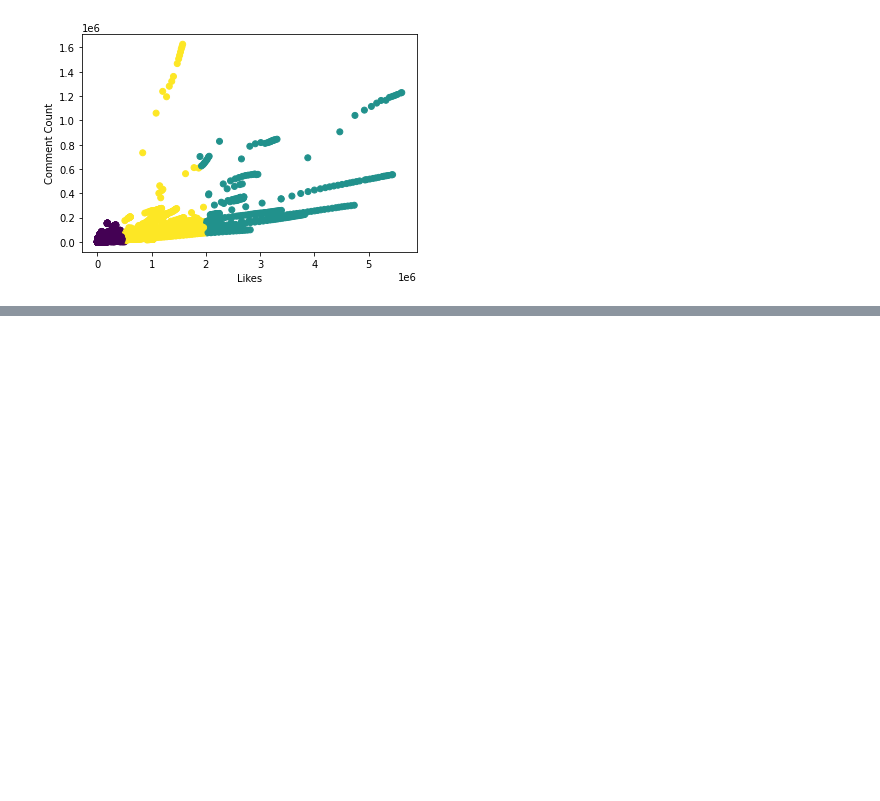
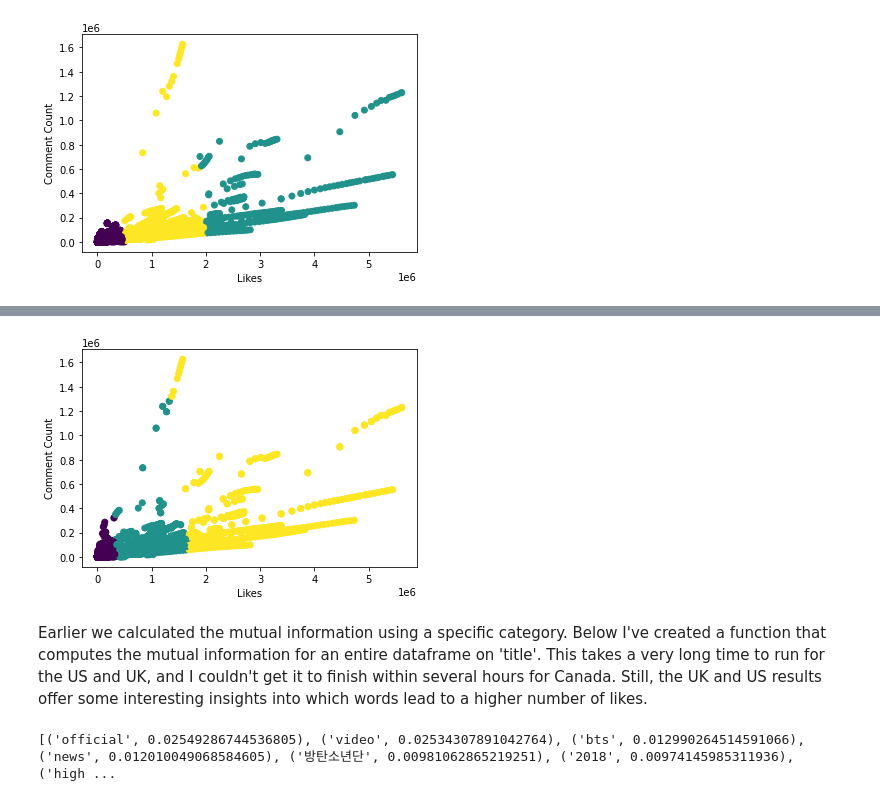
Before and after one commit to run-cmw/trending-yt-vids-api, a Jupyter notebook: project/Data_Analysis.ipynb, the cells around one changed output, grey strips where cells are left out. Cells and saved outputs as stored; diff of their text form; code cells hidden in the pictures; blank space fills up the shorter version.

Commit message:
Adding visualizations, updating linear regression

```diff
--- a/project/Data_Analysis.ipynb
+++ b/project/Data_Analysis.ipynb
@@ -22,6 +22,8 @@ import sklearn.feature_selection as skfs
 df_us = pd.read_csv("./YouTube Data/USvideos.csv")
 df_ca = pd.read_csv("./YouTube Data/CAvideos.csv")
 df_uk = pd.read_csv("./YouTube Data/GBvideos.csv")
+df_all_three = pd.concat([df_uk, df_us, df_ca])
+df_us_uk = pd.concat([df_uk, df_us])
 # %% [markdown]
 # Getting to Know the Data
 # %% [markdown]
@@ -442,0 +477,5 @@ scatter = plt.scatter(df_uk['likes'], df_uk['comment_count'], c = model.labels_)
+# %%
+df_cluster = df_all_three._get_numeric_data()
+df_cluster = df_cluster.drop(columns='views')
+# %%
+model = kmeans(n_clusters = 3).fit(df_cluster)
@@ -442,0 +505,8 @@ scatter = plt.scatter(df_uk['likes'], df_uk['comment_count'], c = model.labels_)
+# %%
+plt.xlabel('Likes')
+plt.ylabel('Comment Count')
+scatter = plt.scatter(df_cluster['likes'], df_cluster['comment_count'], c = model.labels_)
+# %% [output]
+[figure, added]
+# %% [markdown]
+Earlier we calculated the mutual information using a specific category. Below I've created a function that computes the mutual information for an entire dataframe on 'title'. This takes a very long time to run for the US and UK, and I couldn't get it to finish within several hours for Canada. Still, the UK and US results offer some interesting insights into which words lead to a higher number of likes.
@@ -442,0 +526,4 @@ scatter = plt.scatter(df_uk['likes'], df_uk['comment_count'], c = model.labels_)
+# %%
+print(popular_words)
+# %% [output]
+[('official', 0.02549286744536805), ('video', 0.02534307891042764), ('bts', 0.012990264514591066), ('news', 0.012010049068584605), ('방탄소년단', 0.00981062865219251), ('2018', 0.00974145985311936), ('high ...
```
Also changed, not shown: parts of 30 cells of this notebook, 1 other file.
